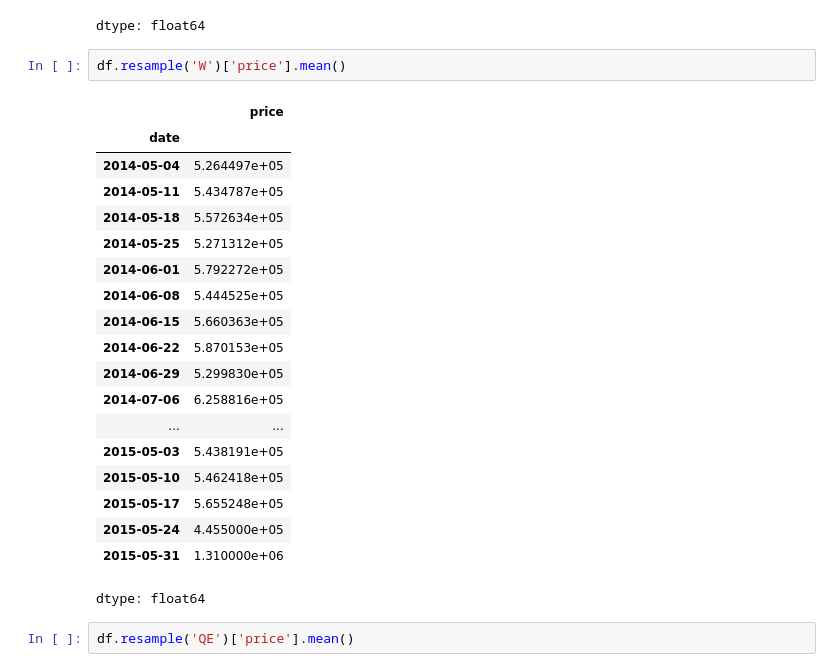
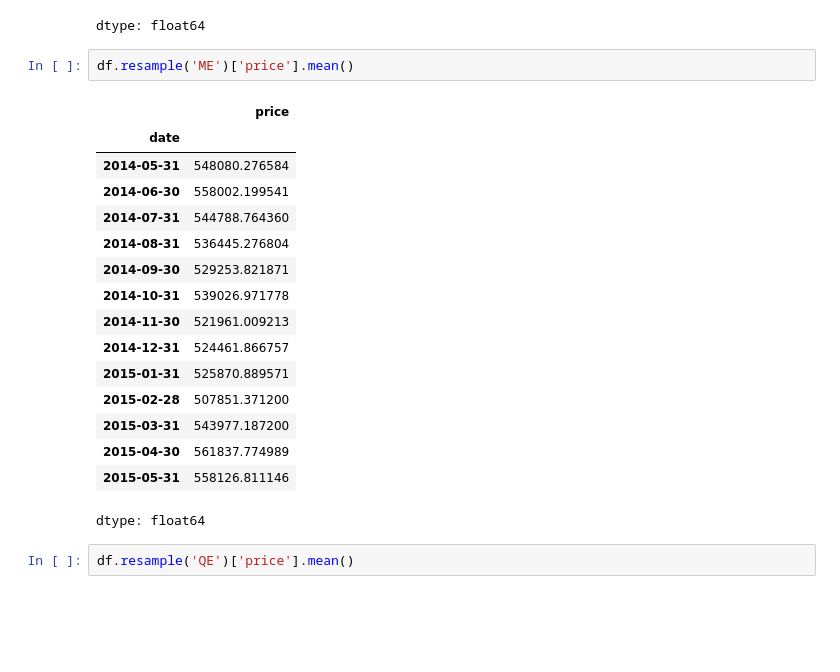
Before and after one commit to cpython-projects/da_27_07_2026, a Jupyter notebook: lesson_18.ipynb, the cells around one changed output. Saved outputs shown, nothing was run; the diff lists cells and outputs as text; blank space fills up the shorter version.

```diff
--- a/lesson_18.ipynb
+++ b/lesson_18.ipynb
@@ -755,26 +822,23 @@ res
 | 2015-05-31 | 455000.0 |
 dtype: float64
 # %%
-df.resample('W')['price'].mean()
+df.resample('ME')['price'].mean()
 # %% [output]
 |  | price |
 | date |  |
-| 2014-05-04 | 5.264497e+05 |
-| 2014-05-11 | 5.434787e+05 |
-| 2014-05-18 | 5.572634e+05 |
-| 2014-05-25 | 5.271312e+05 |
-| 2014-06-01 | 5.792272e+05 |
-| 2014-06-08 | 5.444525e+05 |
-| 2014-06-15 | 5.660363e+05 |
-| 2014-06-22 | 5.870153e+05 |
-| 2014-06-29 | 5.299830e+05 |
-| 2014-07-06 | 6.258816e+05 |
-| ... | ... |
-| 2015-05-03 | 5.438191e+05 |
-| 2015-05-10 | 5.462418e+05 |
-| 2015-05-17 | 5.655248e+05 |
-| 2015-05-24 | 4.455000e+05 |
-| 2015-05-31 | 1.310000e+06 |
+| 2014-05-31 | 548080.276584 |
+| 2014-06-30 | 558002.199541 |
+| 2014-07-31 | 544788.764360 |
+| 2014-08-31 | 536445.276804 |
+| 2014-09-30 | 529253.821871 |
+| 2014-10-31 | 539026.971778 |
+| 2014-11-30 | 521961.009213 |
+| 2014-12-31 | 524461.866757 |
+| 2015-01-31 | 525870.889571 |
+| 2015-02-28 | 507851.371200 |
+| 2015-03-31 | 543977.187200 |
+| 2015-04-30 | 561837.774989 |
+| 2015-05-31 | 558126.811146 |
 dtype: float64
 # %%
 df.resample('QE')['price'].mean()
```
Also changed, not shown: parts of 11 cells of this notebook.
